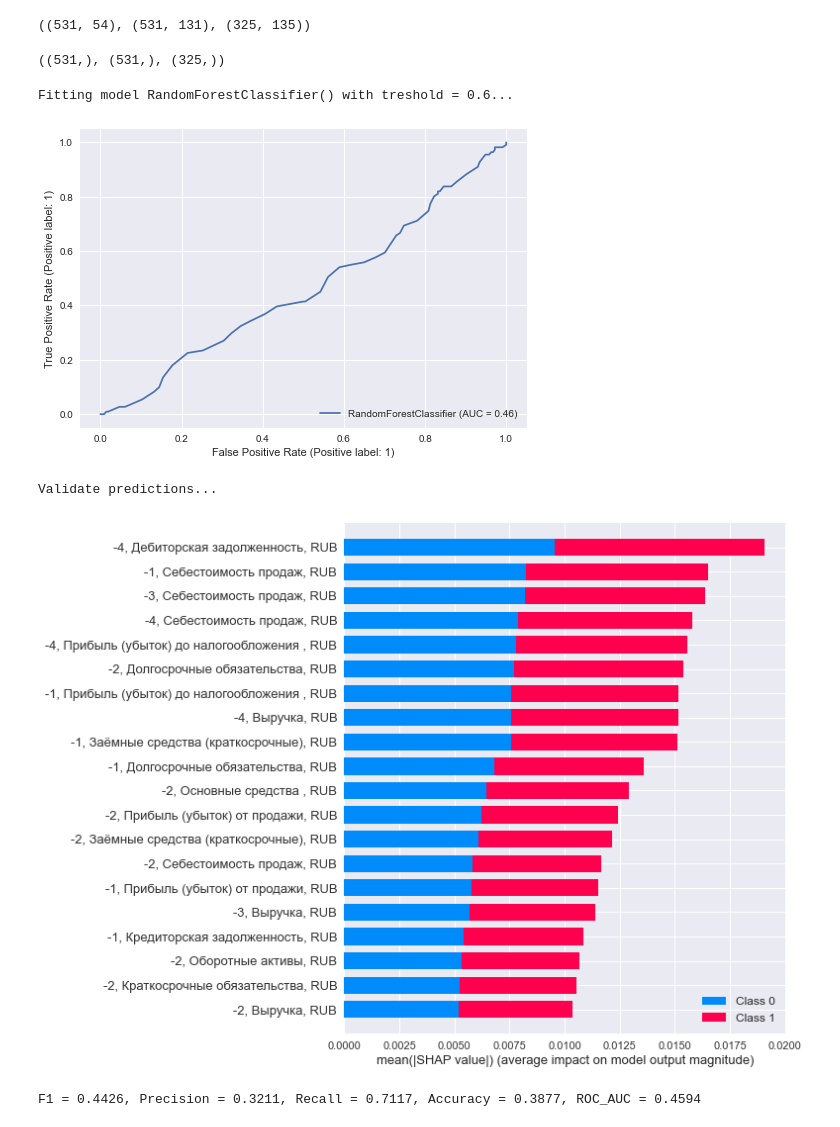
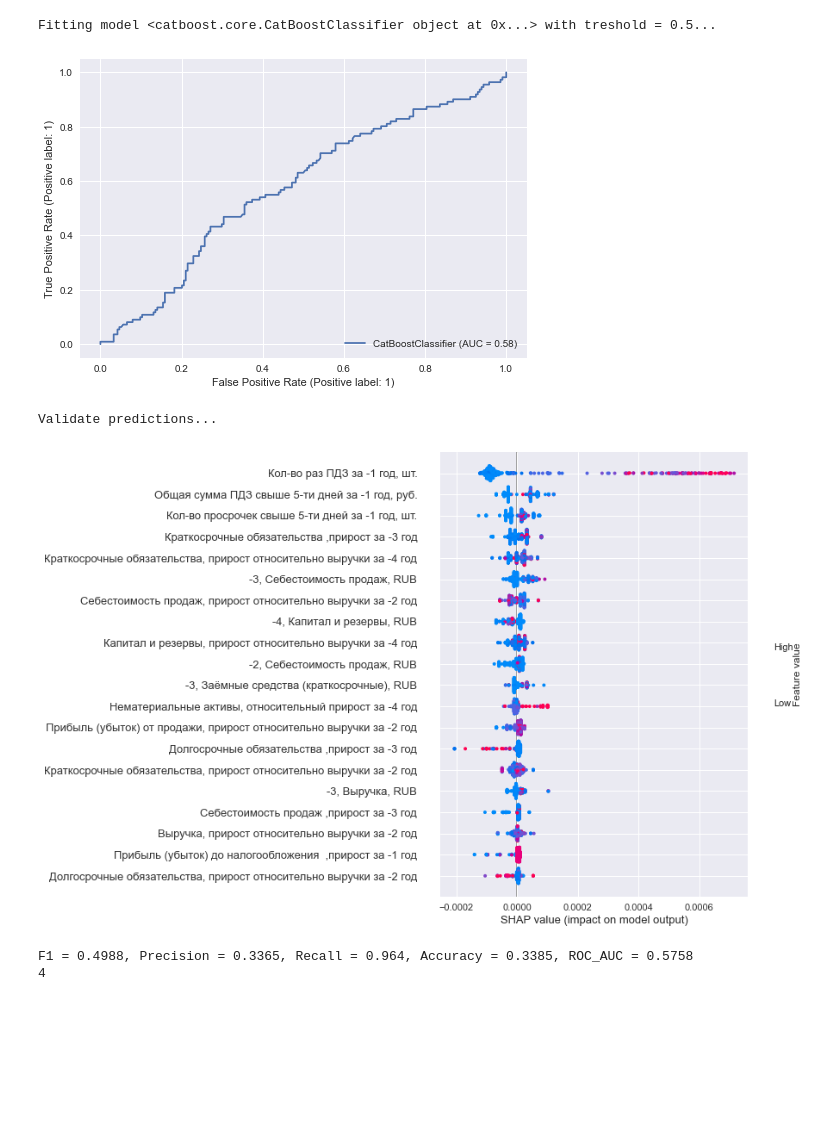
Before and after one commit to YurchenkoPO/McKinsey_Severstal_Hack_2022, a Jupyter notebook: notebooks/yurchenko.ipynb, the cells around one changed output. Cells and saved outputs as stored; diff of their text form; code cells hidden in the pictures; blank space fills up the shorter version.

Commit message:
add catboost train
add catboost train

```diff
--- a/notebooks/yurchenko.ipynb
+++ b/notebooks/yurchenko.ipynb
@@ -54,8 +41,0 @@ agents2021.head()
-# %%
-agents2019.shape, agents2020.shape, agents2021.shape
-# %% [output]
-((531, 54), (531, 131), (325, 135))
-# %%
-agents2019['Наименование ДП'].unique().shape, agents2020['Наименование ДП'].unique().shape, agents2021['Наименование ДП'].unique().shape
-# %% [output]
-((531,), (531,), (325,))
@@ -157,15 +42,24 @@ def make_report(model, X, y, treshold=BASIC_TRESHOLD, use_cross_val=True, to_fil
-# %%
-df = create_df_0years_known()
-# %%
-df = df.loc[:, [col for col in df.columns if 'Факт' not in col and col != 'Статус']]
-df = df.fillna(0)
-# %%
-model = RandomForestClassifier()
-make_report(model, df, comment='sdad')
-# %% [output]
-Fitting model RandomForestClassifier() with treshold = 0.6...
-[figure, removed]
-Validate predictions...
-[figure, removed]
-F1 = 0.4426, Precision = 0.3211, Recall = 0.7117, Accuracy = 0.3877, ROC_AUC = 0.4594
+# %%
+model = CatBoostClassifier(iterations=1000,
+                           # depth=6.0,
+                           l2_leaf_reg=5,
+                           learning_rate=1e-4,
+                           loss_function='Logloss',
+                           use_best_model=True,
+                           eval_metric='AUC',
+                           verbose=False,
+                           class_weights=[1, (df.shape[0] - df.binary_target.sum()) / df.binary_target.sum()],
+                           # cat_features=cat_features
+                          )
+
+# model = RandomForestClassifier(n_estimators=30)
+make_report(model, df, treshold=0.5, to_file=False, file_path='../reports/report_petr.csv')
+print(model.best_iteration_)
+# %% [output]
+Fitting model <catboost.core.CatBoostClassifier object at 0x...> with treshold = 0.5...
+[figure, added]
+Validate predictions...
+[figure, added]
+F1 = 0.4988, Precision = 0.3365, Recall = 0.964, Accuracy = 0.3385, ROC_AUC = 0.5758
+4
 # %%
```
Also changed, not shown: parts of 8 cells of this notebook, 1 other file.
